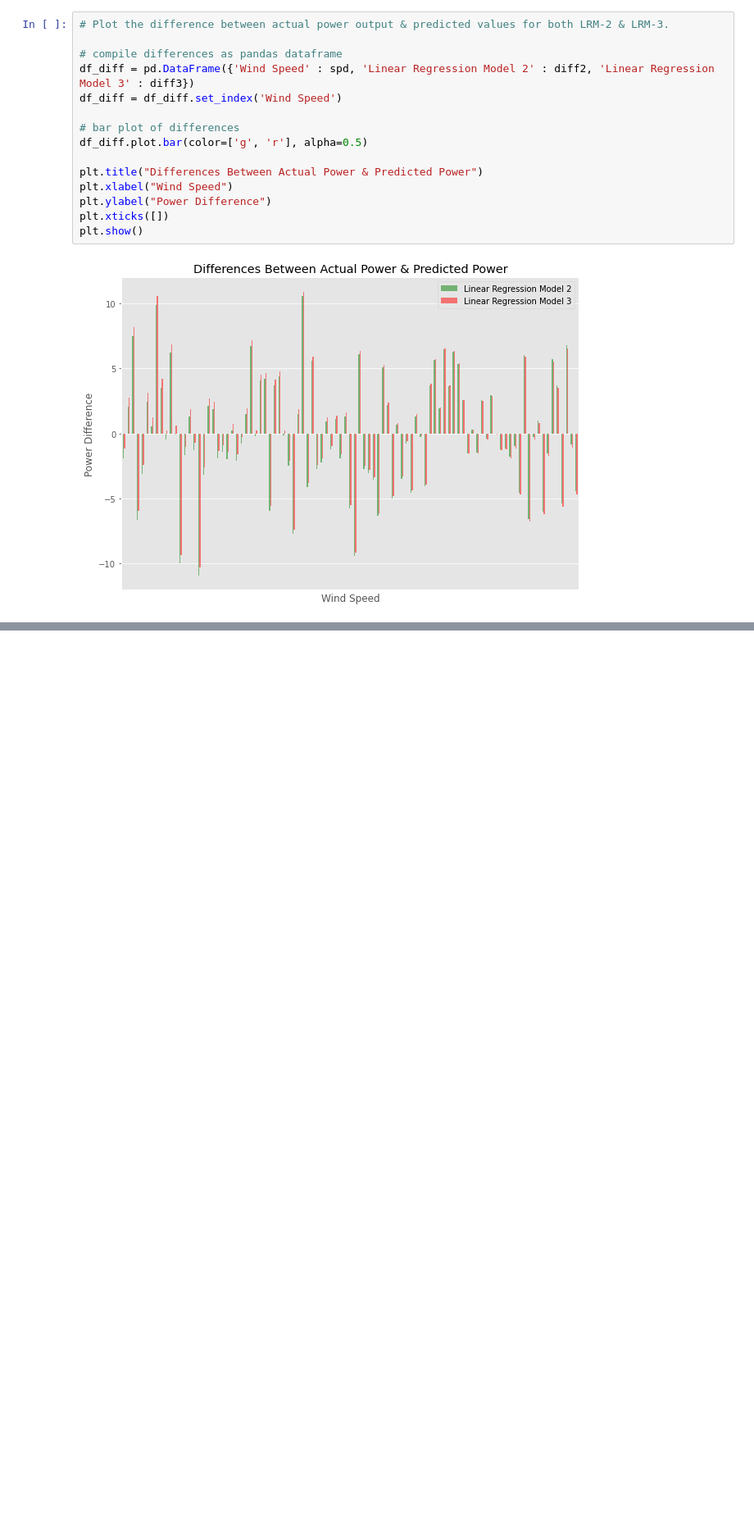
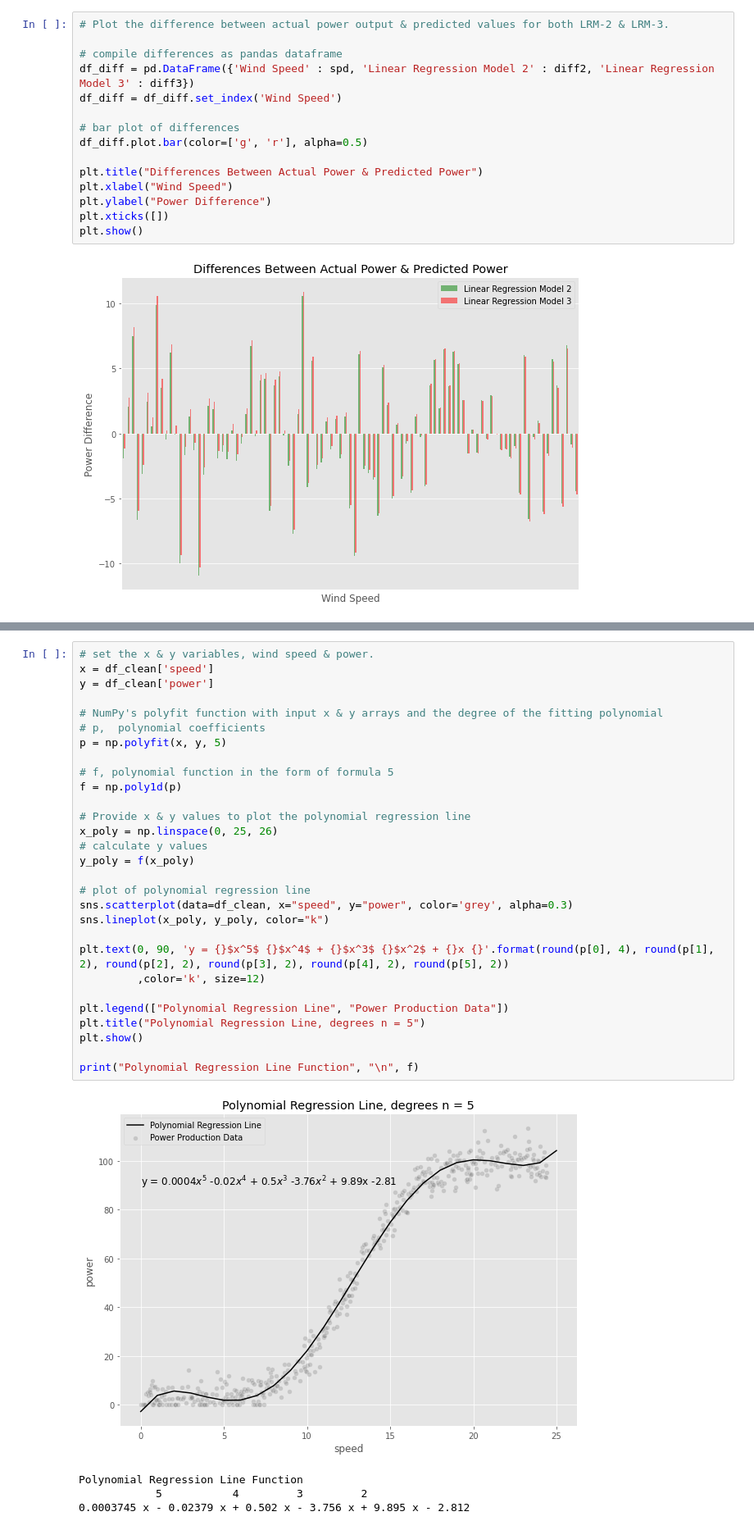
Before and after one commit to PaulSweeney89/FDA-Project2020, a Jupyter notebook: windpower.ipynb, the cells around one changed output, grey strips where cells are left out. Shown: that part at 82% size. Cells and saved outputs as stored; diff of their text form; blank space fills up the shorter version.

```diff
--- a/windpower.ipynb
+++ b/windpower.ipynb
@@ -882,0 +912,34 @@ The plot above shows that the difference in predicting power using either linear
+# %%
+# set the x & y variables, wind speed & power.
+x = df_clean['speed']
+y = df_clean['power']
+
+# NumPy's polyfit function with input x & y arrays and the degree of the fitting polynomial
+# p,  polynomial coefficients
+p = np.polyfit(x, y, 5)
+
+# f, polynomial function in the form of formula 5
+f = np.poly1d(p)
+
+# Provide x & y values to plot the polynomial regression line
+x_poly = np.linspace(0, 25, 26)
+# calculate y values
+y_poly = f(x_poly)
+
+# plot of polynomial regression line
+sns.scatterplot(data=df_clean, x="speed", y="power", color='grey', alpha=0.3)
+sns.lineplot(x_poly, y_poly, color="k")
+
+plt.text(0, 90, 'y = {}$x^5$ {}$x^4$ + {}$x^3$ {}$x^2$ + {}x {}'.format(round(p[0], 4), round(p[1], 2), round(p[2], 2), round(p[3], 2), round(p[4], 2), round(p[5], 2))
+         ,color='k', size=12)
+
+plt.legend(["Polynomial Regression Line", "Power Production Data"])
+plt.title("Polynomial Regression Line, degrees n = 5")
+plt.show()
+
+print("Polynomial Regression Line Function", "\n", f)
+# %% [output]
+[figure, added]
+Polynomial Regression Line Function
+            5           4         3         2
+0.0003745 x - 0.02379 x + 0.502 x - 3.756 x + 9.895 x - 2.812
```
Also changed, not shown: parts of 33 cells of this notebook.
